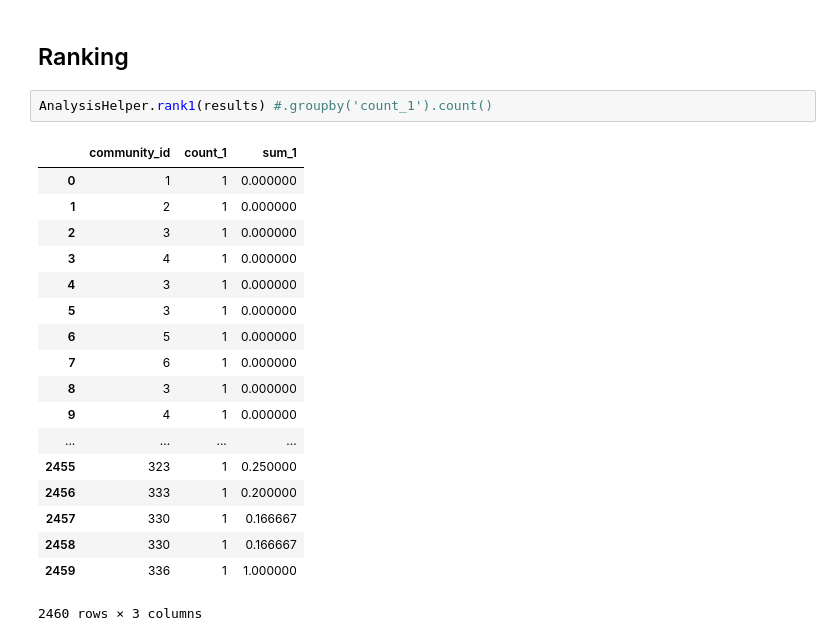
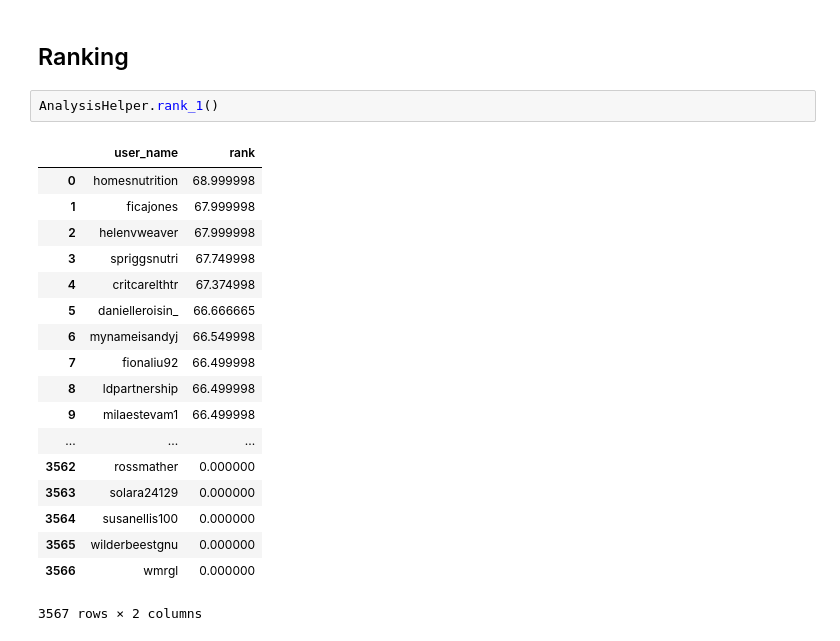
Before and after one commit to flaprimo/twitter-network-analysis, a Jupyter notebook: analysis_infomap.ipynb, the cells around one changed output. Cells and saved outputs as stored; diff of their text form.

Commit message:
fix userevents metrics, added rank_1, updated deps

```diff
--- a/analysis_infomap.ipynb
+++ b/analysis_infomap.ipynb
@@ -513,24 +514,24 @@ AnalysisHelper.plot_events_with_common_nodes(results, 'community_detection', 'no
 Number of users per event that appear in more than one event.
 # %% [markdown]
 ## Ranking
-# %%
-AnalysisHelper.rank1(results) #.groupby('count_1').count()
-# %% [output]
-|  | community_id | count_1 | sum_1 |
-| 0 | 1 | 1 | 0.000000 |
-| 1 | 2 | 1 | 0.000000 |
-| 2 | 3 | 1 | 0.000000 |
-| 3 | 4 | 1 | 0.000000 |
-| 4 | 3 | 1 | 0.000000 |
-| 5 | 3 | 1 | 0.000000 |
-| 6 | 5 | 1 | 0.000000 |
-| 7 | 6 | 1 | 0.000000 |
-| 8 | 3 | 1 | 0.000000 |
-| 9 | 4 | 1 | 0.000000 |
-| ... | ... | ... | ... |
-| 2455 | 323 | 1 | 0.250000 |
-| 2456 | 333 | 1 | 0.200000 |
-| 2457 | 330 | 1 | 0.166667 |
-| 2458 | 330 | 1 | 0.166667 |
-| 2459 | 336 | 1 | 1.000000 |
-2460 rows × 3 columns
+# %%
+AnalysisHelper.rank_1()
+# %% [output]
+|  | user_name | rank |
+| 0 | homesnutrition | 68.999998 |
+| 1 | ficajones | 67.999998 |
+| 2 | helenvweaver | 67.999998 |
+| 3 | spriggsnutri | 67.749998 |
+| 4 | critcarelthtr | 67.374998 |
+| 5 | danielleroisin_ | 66.666665 |
+| 6 | mynameisandyj | 66.549998 |
+| 7 | fionaliu92 | 66.499998 |
+| 8 | ldpartnership | 66.499998 |
+| 9 | milaestevam1 | 66.499998 |
+| ... | ... | ... |
+| 3562 | rossmather | 0.000000 |
+| 3563 | solara24129 | 0.000000 |
+| 3564 | susanellis100 | 0.000000 |
+| 3565 | wilderbeestgnu | 0.000000 |
+| 3566 | wmrgl | 0.000000 |
+3567 rows × 2 columns
```
Also changed, not shown: parts of 11 cells of this notebook, 7 other files.
